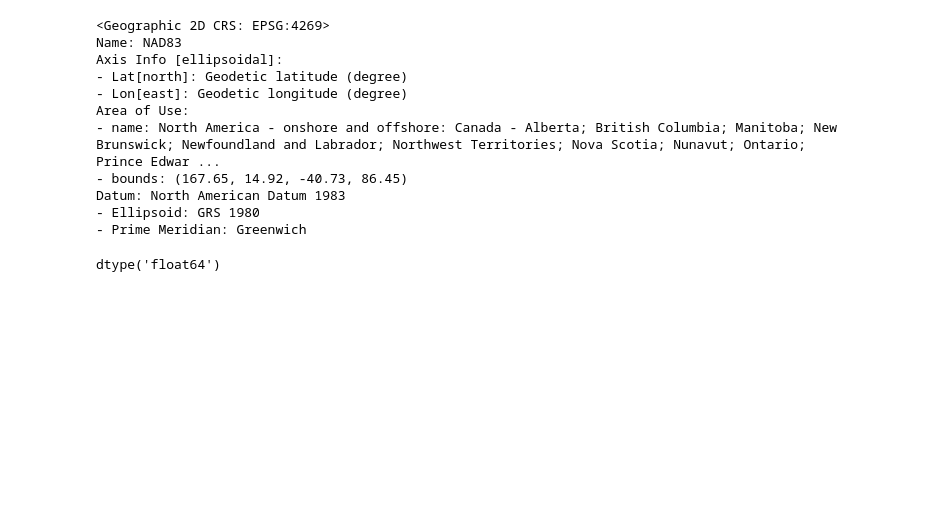
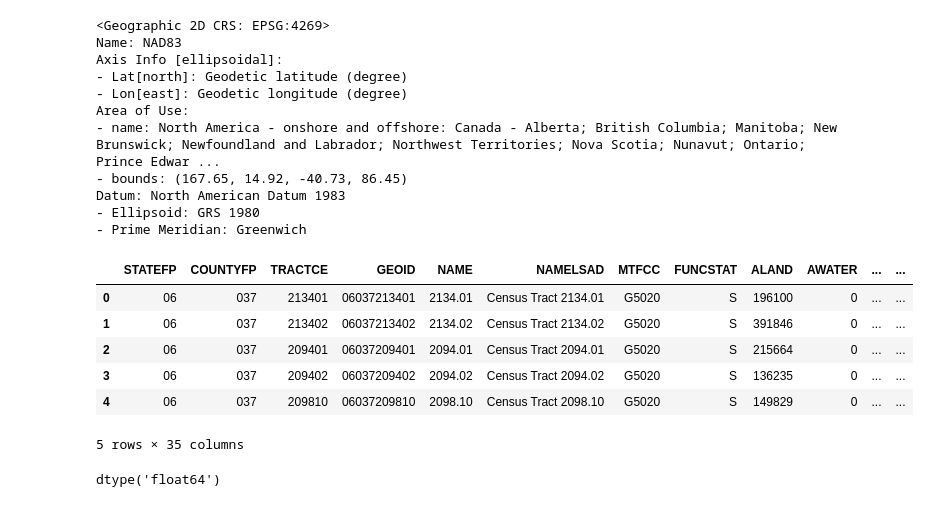
Before and after one commit to evaneliz/534groupprojfiles, a Jupyter notebook: group_project_4.ipynb, the cells around one changed output. Cells and saved outputs as stored; diff of their text form; code cells hidden in the pictures; blank space fills up the shorter version.

```diff
--- a/group_project_4.ipynb
+++ b/group_project_4.ipynb
@@ -144,3 +144,13 @@ Area of Use:
 Datum: North American Datum 1983
 - Ellipsoid: GRS 1980
 - Prime Meridian: Greenwich
+# %%
+merged_gdf.head()
+# %% [output]
+|  | STATEFP | COUNTYFP | TRACTCE | GEOID | NAME | NAMELSAD | MTFCC | FUNCSTAT | ALAND | AWATER | ... | ... |
+| 0 | 06 | 037 | 213401 | 06037213401 | 2134.01 | Census Tract 2134.01 | G5020 | S | 196100 | 0 | ... | ... |
+| 1 | 06 | 037 | 213402 | 06037213402 | 2134.02 | Census Tract 2134.02 | G5020 | S | 391846 | 0 | ... | ... |
+| 2 | 06 | 037 | 209401 | 06037209401 | 2094.01 | Census Tract 2094.01 | G5020 | S | 215664 | 0 | ... | ... |
+| 3 | 06 | 037 | 209402 | 06037209402 | 2094.02 | Census Tract 2094.02 | G5020 | S | 136235 | 0 | ... | ... |
+| 4 | 06 | 037 | 209810 | 06037209810 | 2098.10 | Census Tract 2098.10 | G5020 | S | 149829 | 0 | ... | ... |
+5 rows × 35 columns
```
Also changed, not shown: parts of 6 cells of this notebook.
